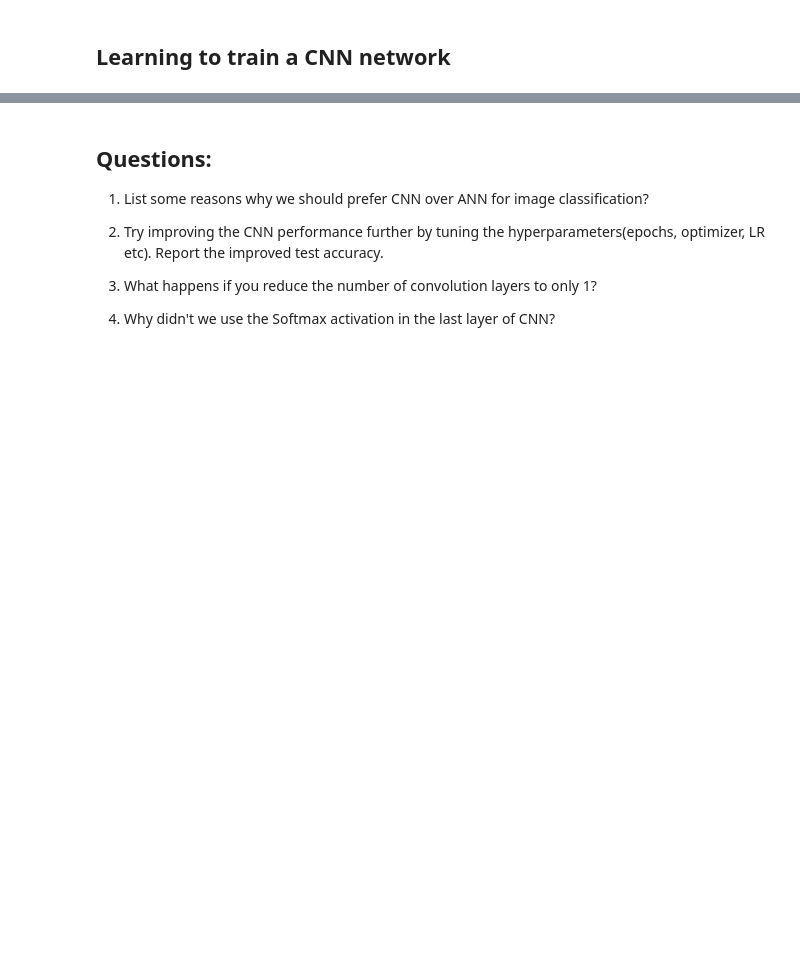
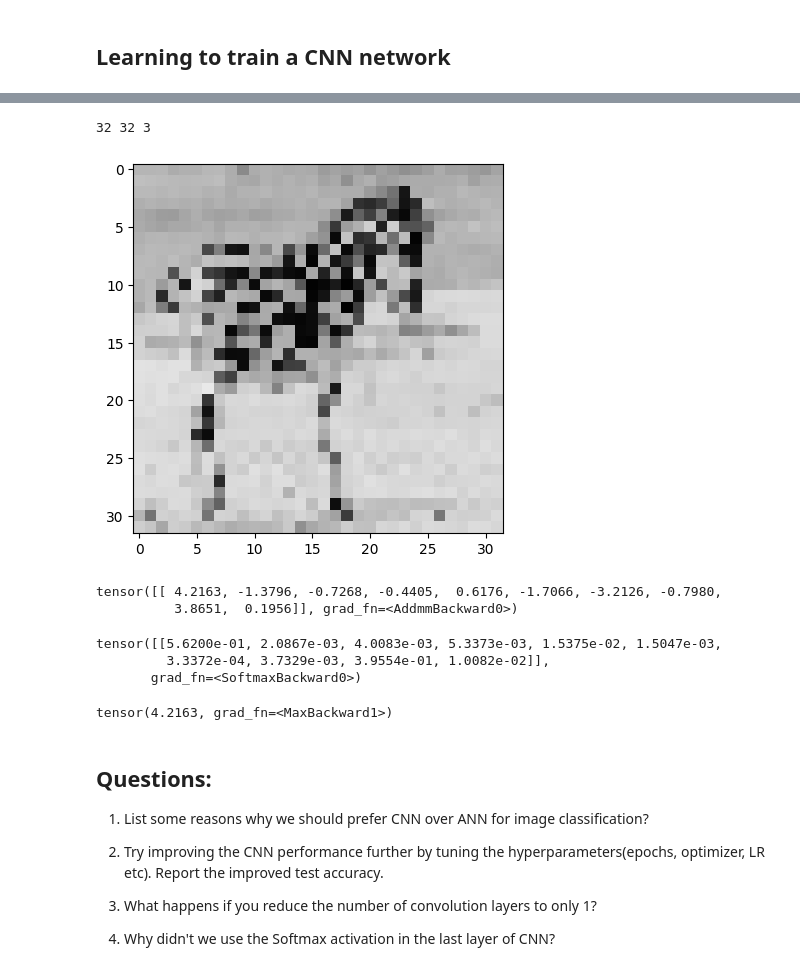
Before and after one commit to sagar1965/AIML-Training--JVRSagar, a Jupyter notebook: PSU_Day_1_CNN.ipynb, the cells around one changed output, grey strips where cells are left out. Cells and saved outputs as stored; diff of their text form; code cells hidden in the pictures; blank space fills up the shorter version.

```diff
--- a/PSU_Day_1_CNN.ipynb
+++ b/PSU_Day_1_CNN.ipynb
@@ -255,7 +282,11 @@ class Net(nn.Module):
         super().__init__()
         self.conv1 = nn.Conv2d(3, 16, 3)
         self.pool = nn.MaxPool2d(2, 2)
-        self.conv2 = nn.Conv2d(16, 32, 5)
+
+       self.conv1a = nn.Conv2d(16, 32, 3)
+        self.pool1a = nn.MaxPool2d(2, 2)
+
+        self.conv2 = nn.Conv2d(32, 32, 5)
         self.fc1 = nn.Linear(32 * 5 * 5, 512)
         self.fc2 = nn.Linear(512, 128)
         # output layer 10 classes
@@ -263,6 +294,7 @@ class Net(nn.Module):
 
     def forward(self, x):
         x = self.pool(F.relu(self.conv1(x)))
+        x = self.pool(F.relu(self.conv1a(x)))
         x = self.pool(F.relu(self.conv2(x)))
         # flatten all dimensions except batch
         x = torch.flatten(x, 1)
@@ -297,0 +347,18 @@ plt.show()
+# %%
+img = cv2.imread("zebra.jpeg")
+img = cv2.resize(img, (32, 32))
+plt.imshow(img)
+
+img_pt = torch.from_numpy(img)
+h,w,c = img_pt.shape
+print(h,w,c)
+img_pt = img_pt.reshape(1, c, h, w) / 255
+out = model(img_pt)
+# %% [output]
+32 32 3
+[figure, added]
+# %%
+out
+# %% [output]
+tensor([[ 4.2163, -1.3796, -0.7268, -0.4405,  0.6176, -1.7066, -3.2126, -0.7980,
+          3.8651,  0.1956]], grad_fn=<AddmmBackward0>)
@@ -298,3 +369,13 @@ plt.show()
+# %%
+final_out
+# %% [output]
+tensor([[5.6200e-01, 2.0867e-03, 4.0083e-03, 5.3373e-03, 1.5375e-02, 1.5047e-03,
+         3.3372e-04, 3.7329e-03, 3.9554e-01, 1.0082e-02]],
+       grad_fn=<SoftmaxBackward0>)
+# %%
+torch.max(out)
+# %% [output]
+tensor(4.2163, grad_fn=<MaxBackward1>)
 # %%
 # Accuracy on test data after training
 test_model(model, testloader)
```
Also changed, not shown: parts of 14 cells of this notebook.
